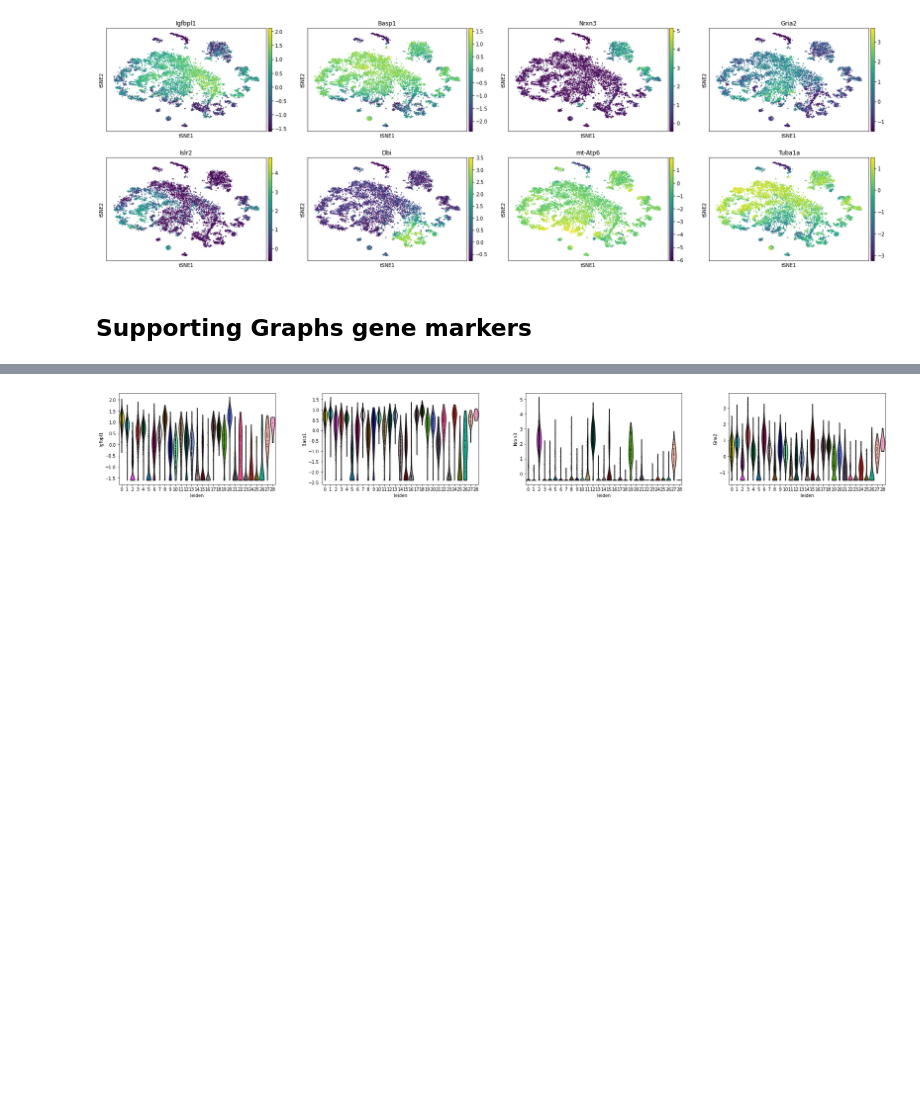
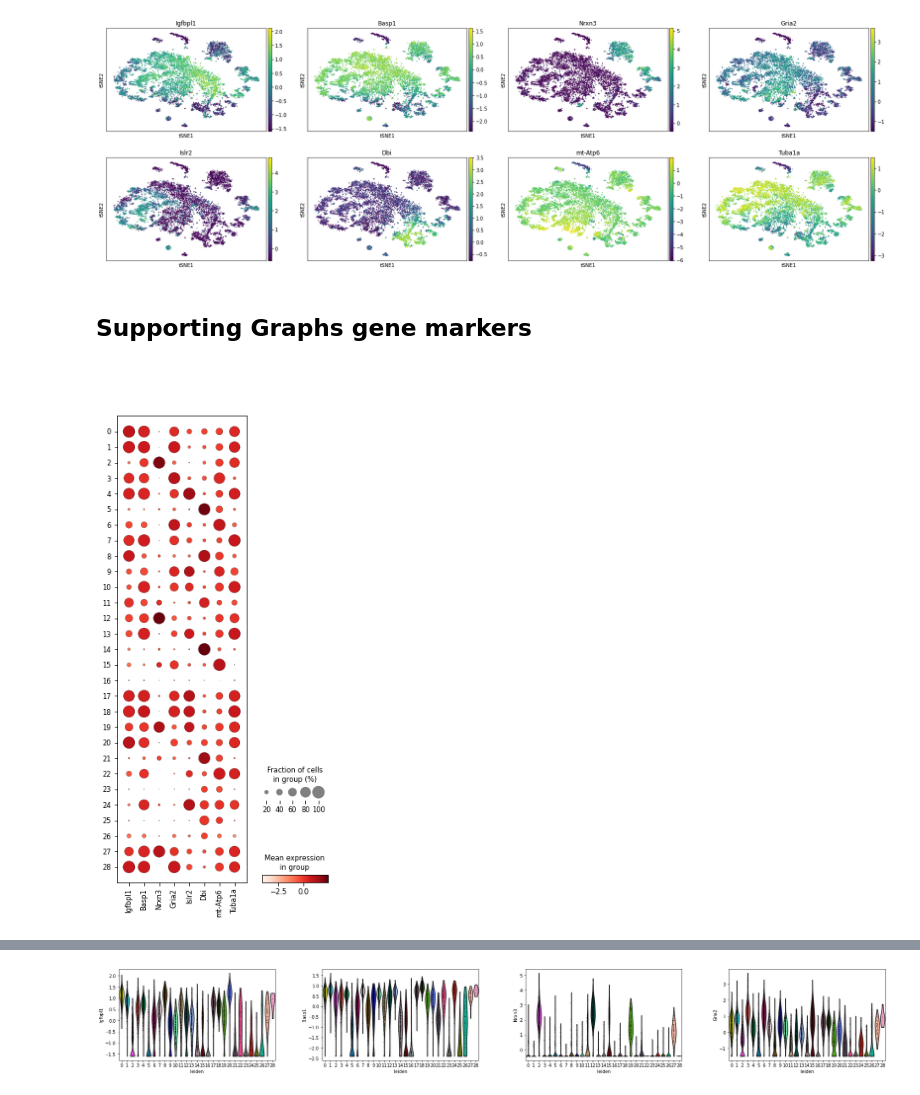
Before and after one commit to Hkhaira1/qbb2021-answers, a Jupyter notebook: week10/Week_10_Python_code.ipynb, the cells around one changed output, grey strips where cells are left out. Drawn from its saved outputs; the diff is of its cells as text; code cells hidden in the pictures; blank space fills up the shorter version.

```diff
--- a/week10/Week_10_Python_code.ipynb
+++ b/week10/Week_10_Python_code.ipynb
@@ -194,3 +184,7 @@ sc.pl.tsne(adata, color=['Igfbpl1','Basp1','Nrxn3','Gria2','Islr2','Dbi','mt-Atp
 [figure]
 # %% [markdown]
 ## Supporting Graphs gene markers
+# %%
+sc.pl.dotplot(adata,groupby='leiden', var_names=['Igfbpl1','Basp1','Nrxn3','Gria2','Islr2','Dbi','mt-Atp6','Tuba1a'])
+# %% [output]
+[figure, added]
```
Also changed, not shown: parts of 2 cells of this notebook.
